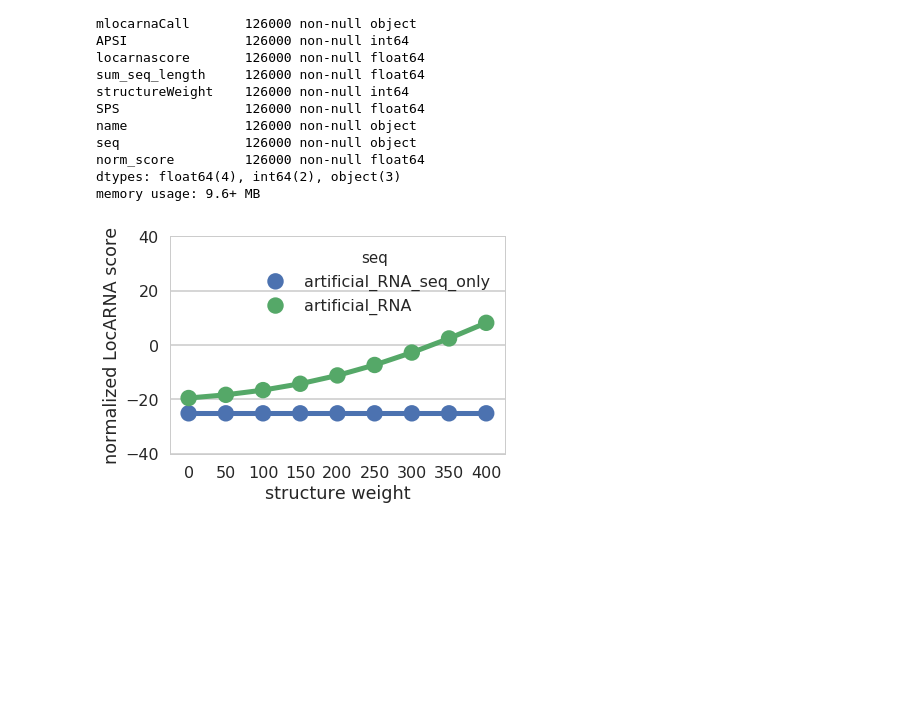
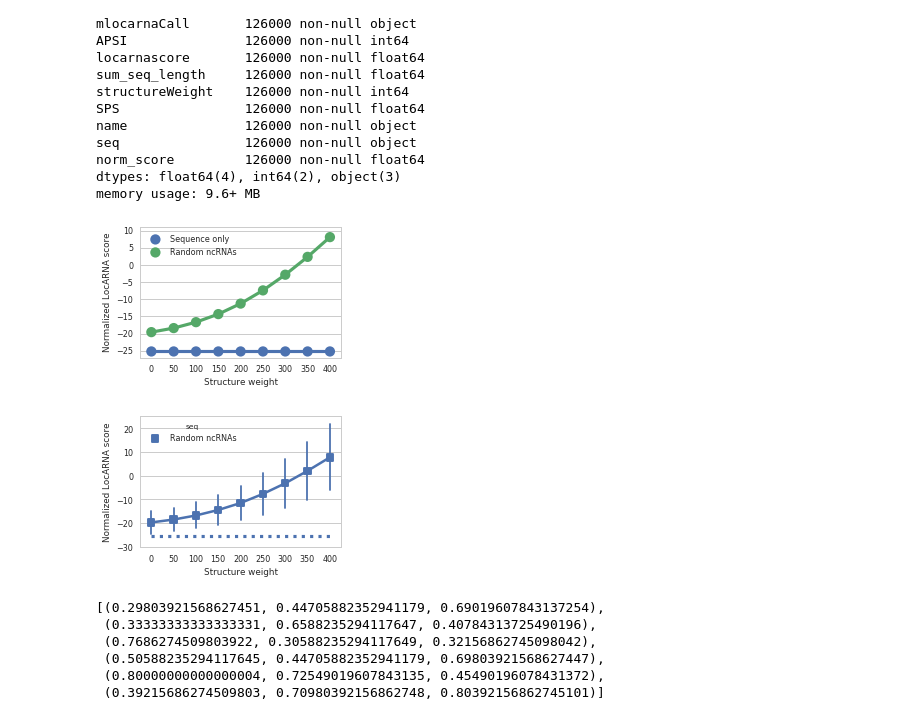
Before and after one commit to BackofenLab/local_alignment, a Jupyter notebook: analysis_notebooks/first_plot_global_score_sw_0_400.ipynb, the cells around one changed output. Cells and saved outputs as stored; diff of their text form; code cells hidden in the pictures; blank space fills up the shorter version.

```diff
--- a/analysis_notebooks/first_plot_global_score_sw_0_400.ipynb
+++ b/analysis_notebooks/first_plot_global_score_sw_0_400.ipynb
@@ -111,6 +111,8 @@ def length_diff_subset_df(df, start, end):
 # artifical datasets:
 in_file_artifical_seq_sw_0_400 = '/home/muellert/Dokumente/locarna_parameteropt/Data/20180919_global_SW_0_400_step_50_artifical/20180918_artifical_SW_0_400_step_50_seq_struc.log'
 in_file_artifical_seq_seq_only_sw_0_400 = '/home/muellert/Dokumente/locarna_parameteropt/Data/20180919_global_SW_0_400_step_50_artifical/20180918_artifical_SW_0_400_step_50_seq_only.log'
+
+plot_dir_paper = '/home/muellert/Dokumente/locarna_parameteropt/plots/20181031_plots_for_paper/'
 # %%
 # 'new' bralibase with SW 0 - 400
 in_file_shuffled_sw0_400struc_off = '/home/muellert/Dokumente/locarna_parameteropt/Data/20181017_global_k2_SW_0_400/20181016_global_shuffledk2_SW_0_400_p1.log'
@@ -136,7 +138,7 @@ df_shuffled_and_unshuffled_seq_only_bralibase_sw0_400['norm_score'] = df_shuffle
 df_global_sw_artifical_seq_sw_0_400 = read_data(in_file_artifical_seq_sw_0_400)
 df_global_sw_artifical_seq_seq_only_sw_0_400 = read_data(in_file_artifical_seq_seq_only_sw_0_400)
 # concatinate both files
-df_artifical_seq_seqstruc_and_seqonly_sw_0_400 = generate_one_df(df_global_sw_artifical_seq_sw_0_400, df_global_sw_artifical_seq_seq_only_sw_0_400, id_df='artificial_RNA', id_df_shuffled='artificial_RNA_seq_only')
+df_artifical_seq_seqstruc_and_seqonly_sw_0_400 = generate_one_df(df_global_sw_artifical_seq_sw_0_400, df_global_sw_artifical_seq_seq_only_sw_0_400, id_df='Random ncRNAs', id_df_shuffled='Sequence only')
 
 df_artifical_seq_seqstruc_and_seqonly_sw_0_400['norm_score'] = df_artifical_seq_seqstruc_and_seqonly_sw_0_400['locarnascore']/df_artifical_seq_seqstruc_and_seqonly_sw_0_400['sum_seq_length']
 
@@ -159,27 +161,30 @@ memory usage: 9.6+ MB
 # %%
 %matplotlib inline
 import matplotlib.pyplot as plt
 import seaborn as sns
-sns.set(style="whitegrid")
-sns.set_context("poster")
+sns.set(style="whitegrid", font='sans-serif', font_scale=0.8)
+col_dims = (3.6, 2.4) # one
 
-fig, ax = plt.subplots()
-
+fig, ax = plt.subplots(figsize=col_dims)
 
 sns.pointplot(x="structureWeight", y="norm_score",  hue="seq", data=df_artifical_seq_seqstruc_and_seqonly_sw_0_400, ax=ax)
 
+#ax1.set_title('LocARNA score for full BRALiBase')
+ax.set_xlabel('Structure weight')
+ax.set_ylabel('Normalized LocARNA score')
+# ax.set_ylim([-40,40])
+l = ax.legend()
+l.set_title('')
 
-#ax1.set_title('LocARNA score for full BRALiBase')
-ax.set_xlabel('structure weight')
-ax.set_ylabel('normalized LocARNA score')
-ax.set_ylim([-40,40])
 
 
 
 
 
 plot_dir_fist_plot = '/home/muellert/Dokumente/locarna_parameteropt/plots/20180906_alignment_score_random_seq/'
 
 fig.savefig(plot_dir_fist_plot + 'poster_lineplot_global_normScore_vs_SW_locarnaV2_0RC6_artifical_dataset.pdf', format='pdf', bbox_inches='tight')
+
+fig.savefig(plot_dir_paper + 'lineplot_global_normScore_vs_SW_locarnaV2_0RC6_artifical_dataset_SW0_400.pdf', format='pdf', bbox_inches='tight',)
 # %% [output]
-[figure, old version]
+[figure, new version]
@@ -186,3 +194,45 @@ fig.savefig(plot_dir_fist_plot + 'poster_lineplot_global_normScore_vs_SW_locarna
+# %%
+%matplotlib inline
+import matplotlib.pyplot as plt
+import seaborn as sns
+sns.set(style="whitegrid", font='sans-serif', font_scale=0.8)
+col_dims = (3.6, 2.4) # one
+
+fig, ax = plt.subplots(figsize=col_dims)
+#sns.set_palette(sns.color_palette()[])
+myblue = (sns.color_palette().as_hex())[0]
+#pointplot(...color=mygreen)
+sns.pointplot(x="structureWeight", y="norm_score", hue="seq", data=df_artifical_seq_seqstruc_and_seqonly_sw_0_400[df_artifical_seq_seqstruc_and_seqonly_sw_0_400.seq == 'Random ncRNAs'],
+            ax=ax, ci='sd', estimator=np.median, errwidth=1.8, scale=0.8, markers=['s'])
+#color=mygreen,
+
+sns.pointplot(x="structureWeight", y="norm_score",  data=df_artifical_seq_seqstruc_and_seqonly_sw_0_400[df_artifical_seq_seqstruc_and_seqonly_sw_0_400.seq == 'Sequence only'],
+              ax=ax, color=myblue, estimator=np.median,  markers='', linestyles=[':'], ci='sd', errwidth=0)
+
+
+#ax1.set_title('LocARNA score for full BRALiBase')
+ax.set_xlabel('Structure weight')
+ax.set_ylabel('Normalized LocARNA score')
+# ax.set_ylim([-40,40])
+#l = ax.legend()
+l.set_title('')
+ax.set_ylim([-30,25])
+
+
+
+
+fig.savefig('/home/muellert/Dokumente/locarna_parameteropt/plots/20190214_lineplots_to_boxplot/lineplot_artifical_alignment_expacted_score.pdf', format='pdf', dpi=300, bbox_inches='tight')
+# %% [output]
+[figure, added]
+# %%
+sns.color_palette()
+# %% [output]
+[(0.29803921568627451, 0.44705882352941179, 0.69019607843137254),
+ (0.33333333333333331, 0.6588235294117647, 0.40784313725490196),
+ (0.7686274509803922, 0.30588235294117649, 0.32156862745098042),
+ (0.50588235294117645, 0.44705882352941179, 0.69803921568627447),
+ (0.80000000000000004, 0.72549019607843135, 0.45490196078431372),
+ (0.39215686274509803, 0.70980392156862748, 0.80392156862745101)]
 # %%
 %matplotlib inline
 import matplotlib.pyplot as plt
```
Also changed, not shown: parts of 15 cells of this notebook, 3 other files.
